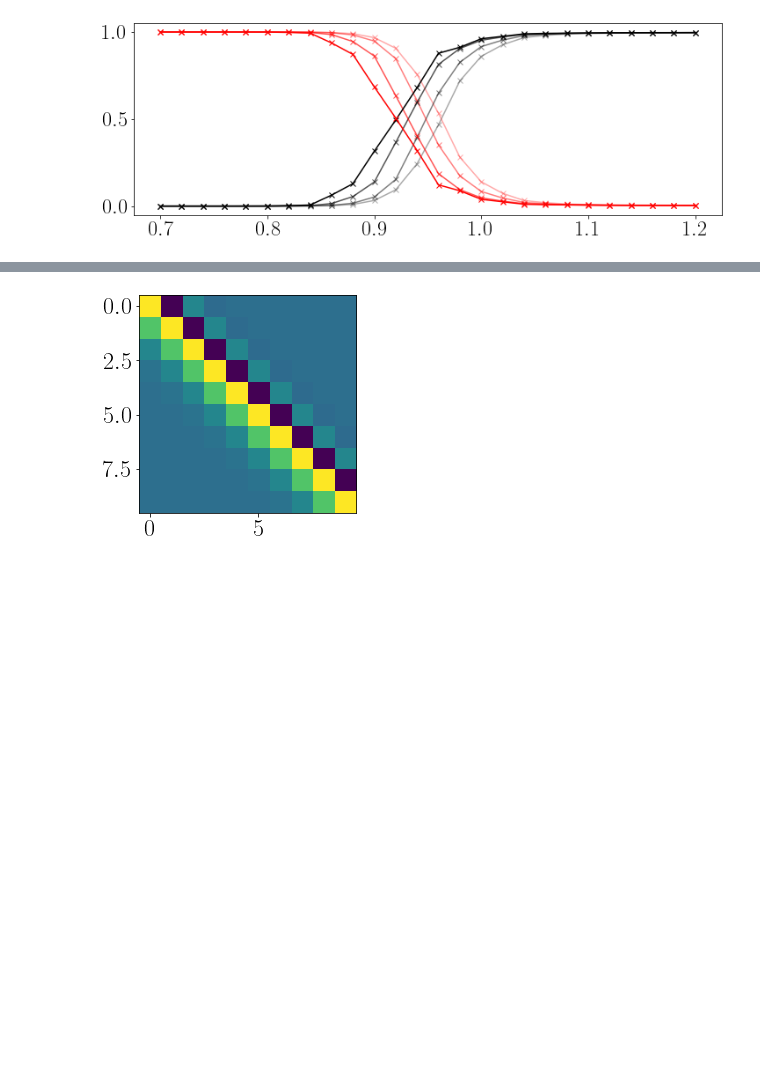
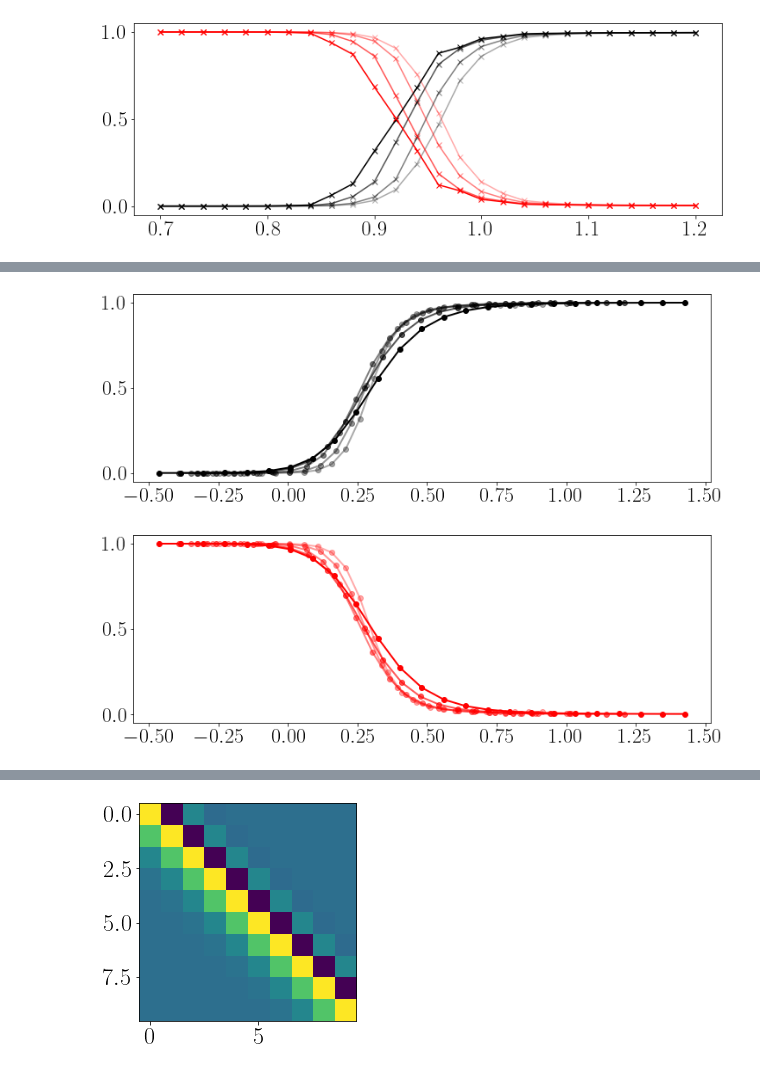
Before and after one commit to sjt48/PyFlow, a Jupyter notebook: disorder_free_loc.ipynb, the cells around one changed output, grey strips where cells are left out. Cells and saved outputs as stored; diff of their text form; code cells hidden in the pictures; blank space fills up the shorter version.

```diff
--- a/disorder_free_loc.ipynb
+++ b/disorder_free_loc.ipynb
@@ -1758,0 +1587,12 @@ plt.close()
+# %%
+test=fssa.autoscale(np.array([8,10,12,16,24]),np.array(dlist)[5:30],flist2[::,5:30],0.1*np.ones((flist2[::,5:30]).shape),1.5,2.,0.)
+print(r'$\rho_c = $',test.rho)
+print(float(test.rho), test.nu, test.zeta)
+print('rho err',test.drho)
+print('quality',test.fun)
+
+test2=fssa.autoscale(np.array([8,10,12,16,24]),np.array(dlist)[5:30],flist4[::,5:30],0.1*np.ones((flist2[::,5:30]).shape),1.5,2.,0.)
+print(r'$\rho_c = $',test2.rho)
+print(float(test2.rho), test2.nu, test2.zeta)
+print('rho err',test2.drho)
+print('quality',test2.fun)
@@ -1758,0 +1608,27 @@ plt.close()
+# %%
+dc,lc=0,0
+dis2=np.zeros(len(dlist[5:30]))
+for L in [8,10,12,16,24]:
+    dc=0
+    for d in dlist[5:30]:
+        dis2[dc] = L**(1/test.nu)*(dlist[5:30][dc]-test.rho)/test.rho
+        dc += 1
+    plt.plot(dis2,flist2[lc,5:30],'k-',alpha=L/24,linewidth='2',marker='o')
+    lc += 1
+plt.show()
+plt.close()
+
+dc,lc=0,0
+dis2=np.zeros(len(dlist[5:30]))
+for L in [8,10,12,16,24]:
+    dc=0
+    for d in dlist[5:30]:
+        dis2[dc] = L**(1/test2.nu)*(dlist[5:30][dc]-test2.rho)/test2.rho
+        dc += 1
+    plt.plot(dis2,flist4[lc,5:30],'r-',alpha=L/24,linewidth='2',marker='o')
+    lc += 1
+plt.show()
+plt.close()
+# %% [output]
+[figure, added]
+[figure, added]
```
Also changed, not shown: parts of 12 cells of this notebook.
